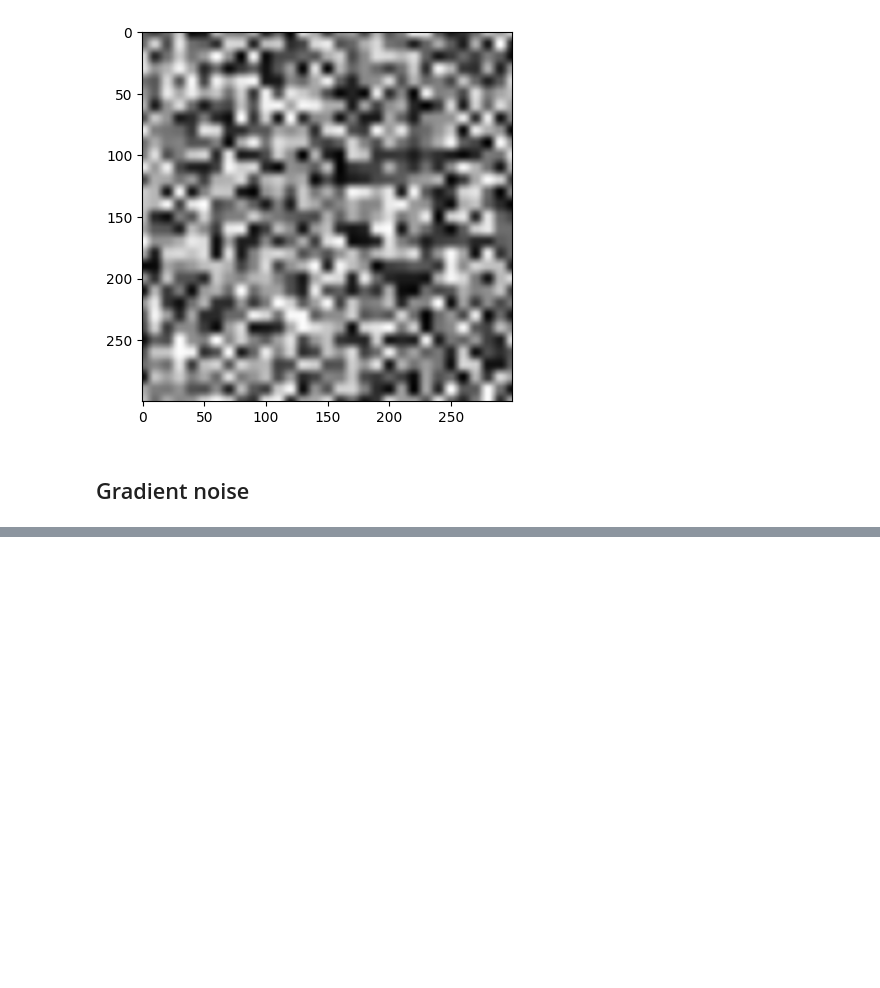
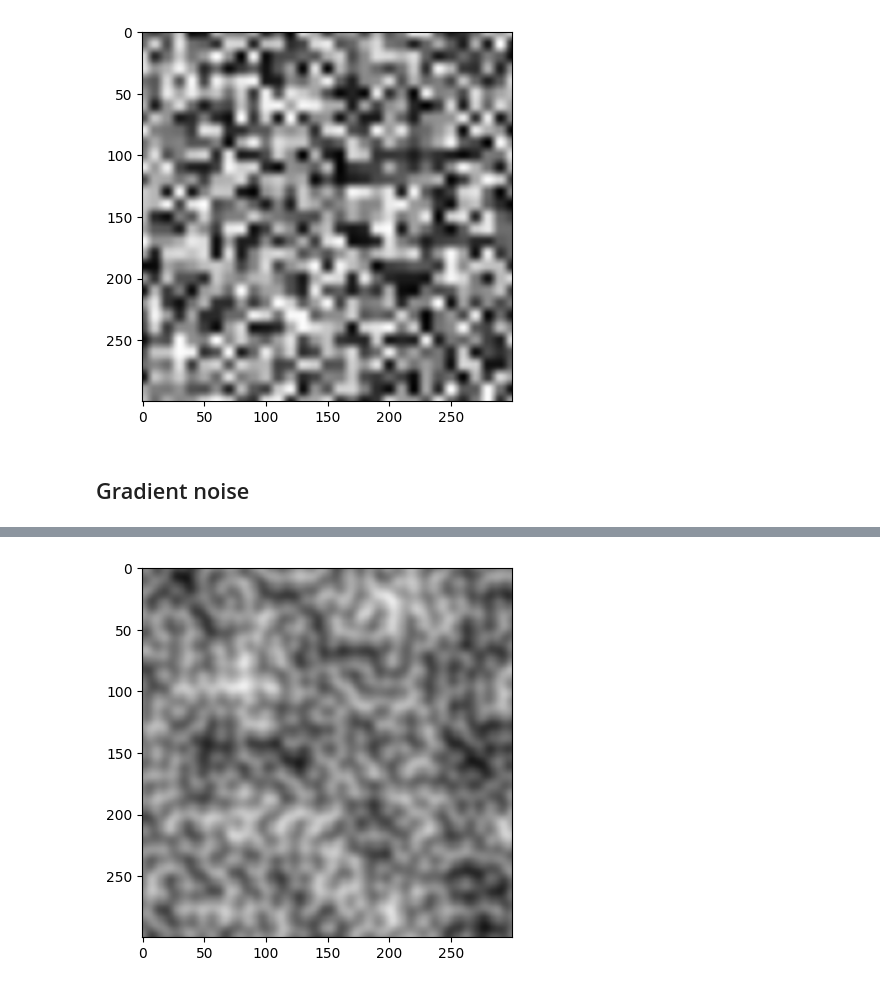
Before and after one commit to estevE11/noise, a Jupyter notebook: noise.ipynb, the cells around one changed output, grey strips where cells are left out. Drawn from its saved outputs; the diff is of its cells as text; code cells hidden in the pictures; blank space fills up the shorter version.

```diff
--- a/noise.ipynb
+++ b/noise.ipynb
@@ -181,0 +182,17 @@ plt.show()
+# %%
+# generate perlin noise sum image
+
+noise_0 = perlin_noise(300, 300, 5, 5)
+noise_1 = perlin_noise(300, 300, 20, 20)
+
+img_test = Image.new('RGB', (300, 300))
+img_test_pixels = img_test.load()
+for y in range(h):
+    for x in range(w):
+        val = int(((noise_0[y][x]+noise_1[y][x])/2)*255)
+        img_test_pixels[x, y] = (val, val, val)
+
+plt.imshow(img_test)
+plt.show()
+# %% [output]
+[figure, added]
```
Also changed, not shown: parts of 1 cell of this notebook.
